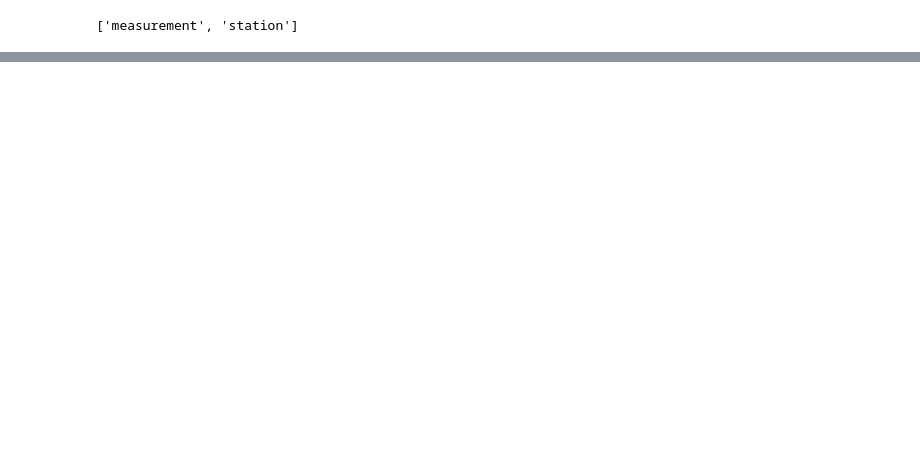
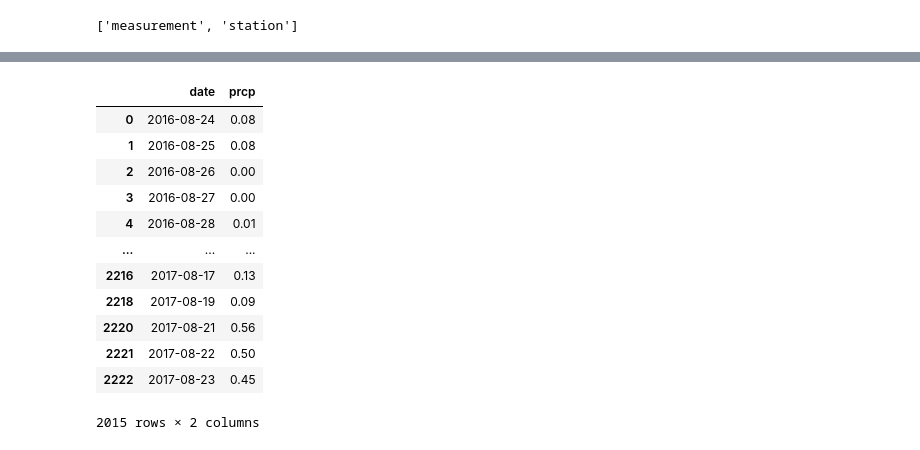
Before and after one commit to narobin83/sqlalchemy-challenge, a Jupyter notebook: climate_starter.ipynb, the cells around one changed output, grey strips where cells are left out. Cells and saved outputs as stored; diff of their text form; code cells hidden in the pictures; blank space fills up the shorter version.

```diff
--- a/climate_starter.ipynb
+++ b/climate_starter.ipynb
@@ -133,0 +71,3 @@ prcp_df.sort_values('date')
+# %%
+year_ago_date=dt.date(2017, 8, 23) - dt.timedelta(days=365)
+print('Query Date:', year_ago_date)
@@ -133,0 +76,6 @@ prcp_df.sort_values('date')
+# %%
+
+year_prcp_stats=(session.query(Measurement.date, Measurement.prcp)
+                        .filter(Measurement.date > year_ago_date)
+                        .all())
+year_prcp_stats
@@ -133,0 +100,18 @@ prcp_df.sort_values('date')
+# %%
+year_prcp_stats_df=pd.DataFrame(year_prcp_stats, columns=['date', 'prcp'])
+year_prcp_stats_df
+year_prcp_stats_df.dropna()
+# %% [output]
+|  | date | prcp |
+| 0 | 2016-08-24 | 0.08 |
+| 1 | 2016-08-25 | 0.08 |
+| 2 | 2016-08-26 | 0.00 |
+| 3 | 2016-08-27 | 0.00 |
+| 4 | 2016-08-28 | 0.01 |
+| ... | ... | ... |
+| 2216 | 2017-08-17 | 0.13 |
+| 2218 | 2017-08-19 | 0.09 |
+| 2220 | 2017-08-21 | 0.56 |
+| 2221 | 2017-08-22 | 0.50 |
+| 2222 | 2017-08-23 | 0.45 |
+2015 rows × 2 columns
```
Also changed, not shown: parts of 18 cells of this notebook.
